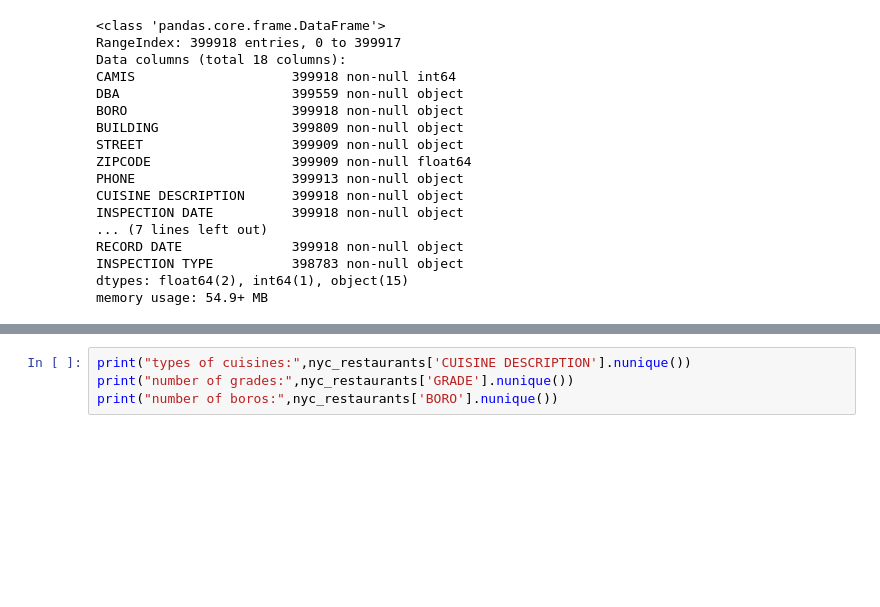
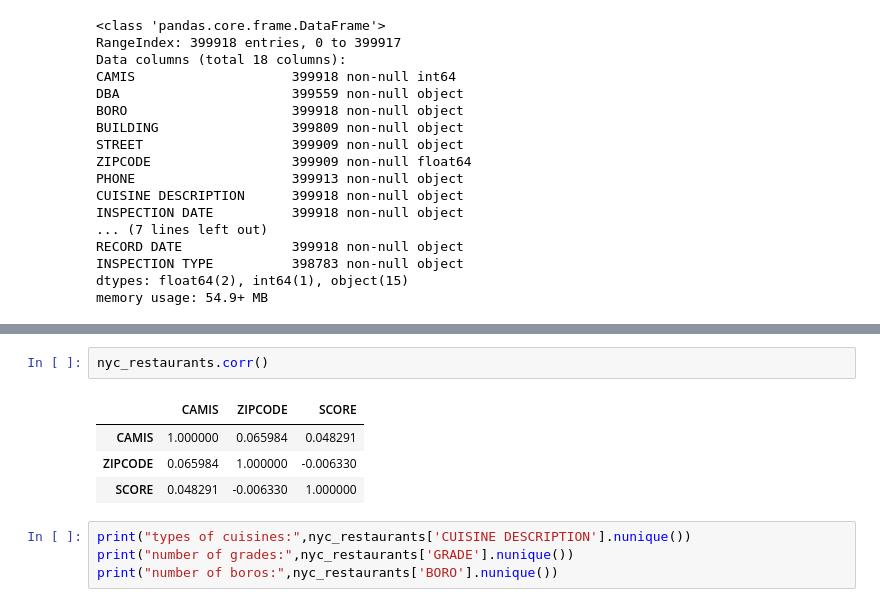
Before and after one commit to karenhao/DAT-NYC-6.13, a Jupyter notebook: projects/EDA_project_I.ipynb, the cells around one changed output, grey strips where cells are left out. Saved outputs shown, nothing was run; the diff lists cells and outputs as text; blank space fills up the shorter version.

```diff
--- a/projects/EDA_project_I.ipynb
+++ b/projects/EDA_project_I.ipynb
@@ -75,6 +75,13 @@ nyc_restaurants.describe(include='all')
 | 50% | 4.160911e+07 | NaN | NaN | NaN | NaN | 10467.000000 | NaN | NaN | NaN | ... |
 | 75% | 5.000934e+07 | NaN | NaN | NaN | NaN | 11229.000000 | NaN | NaN | NaN | ... |
 | max | 5.006908e+07 | NaN | NaN | NaN | NaN | 11697.000000 | NaN | NaN | NaN | ... |
+# %%
+nyc_restaurants.corr()
+# %% [output]
+|  | CAMIS | ZIPCODE | SCORE |
+| CAMIS | 1.000000 | 0.065984 | 0.048291 |
+| ZIPCODE | 0.065984 | 1.000000 | -0.006330 |
+| SCORE | 0.048291 | -0.006330 | 1.000000 |
 # %%
 print("types of cuisines:",nyc_restaurants['CUISINE DESCRIPTION'].nunique())
 print("number of grades:",nyc_restaurants['GRADE'].nunique())
```
Also changed, not shown: parts of 1 cell of this notebook.
